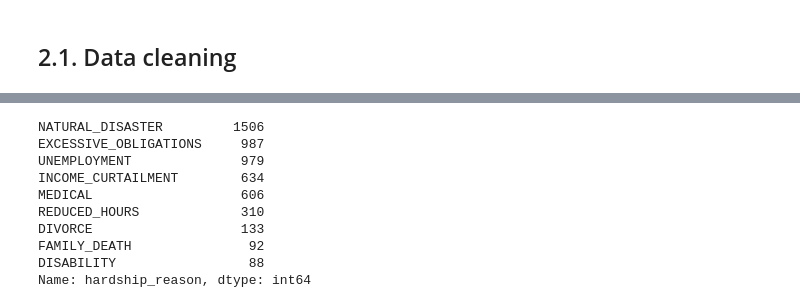
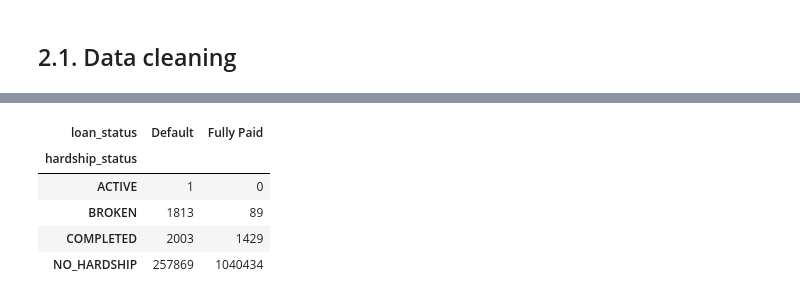
Before and after one commit to kasiakry/MLBigDataset, a Jupyter notebook: lending_club.ipynb, the cells around one changed output, grey strips where cells are left out. Cells and saved outputs as stored; diff of their text form; code cells hidden in the pictures.

```diff
--- a/lending_club.ipynb
+++ b/lending_club.ipynb
@@ -98,13 +104,0 @@ missings[missings['Percent'] > 50].sort_values(by=['Percent'], ascending=False)
-# %%
-data.hardship_status.value_counts()
-# %% [output]
-NATURAL_DISASTER         1506
-EXCESSIVE_OBLIGATIONS     987
-UNEMPLOYMENT              979
-INCOME_CURTAILMENT        634
-MEDICAL                   606
-REDUCED_HOURS             310
-DIVORCE                   133
-FAMILY_DEATH               92
-DISABILITY                 88
-Name: hardship_reason, dtype: int64
@@ -112,0 +108,9 @@ data.hardship_reason.value_counts()
+# %%
+pd.crosstab(data.hardship_status, data.loan_status)
+# %% [output]
+| loan_status | Default | Fully Paid |
+| hardship_status |  |  |
+| ACTIVE | 1 | 0 |
+| BROKEN | 1813 | 89 |
+| COMPLETED | 2003 | 1429 |
+| NO_HARDSHIP | 257869 | 1040434 |
```
Also changed, not shown: parts of 7 cells of this notebook.
